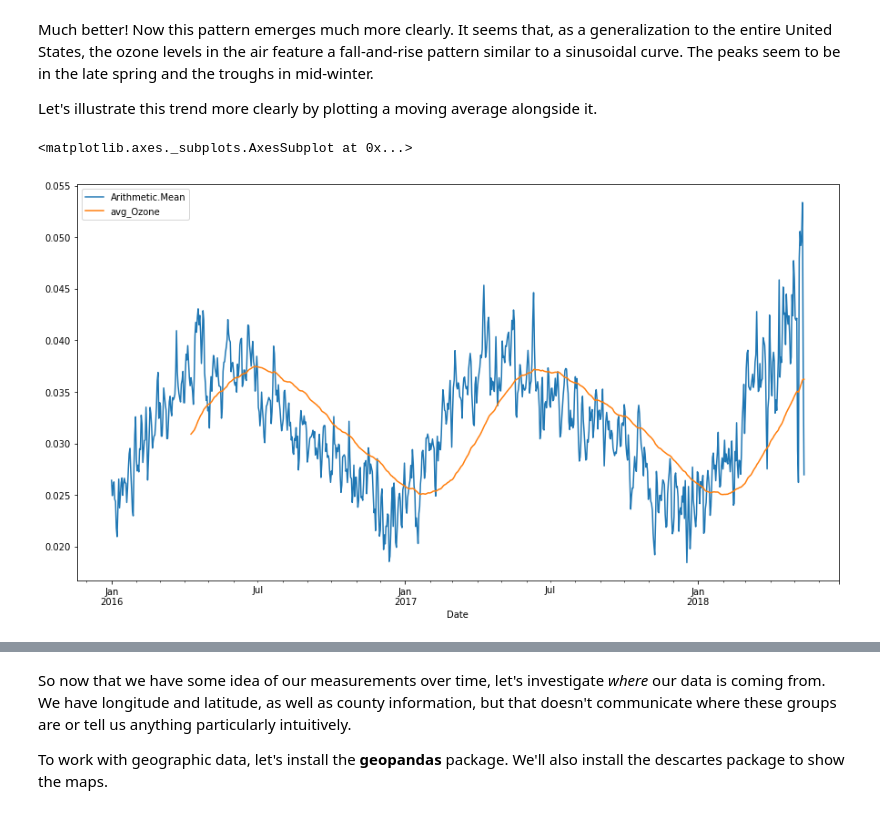
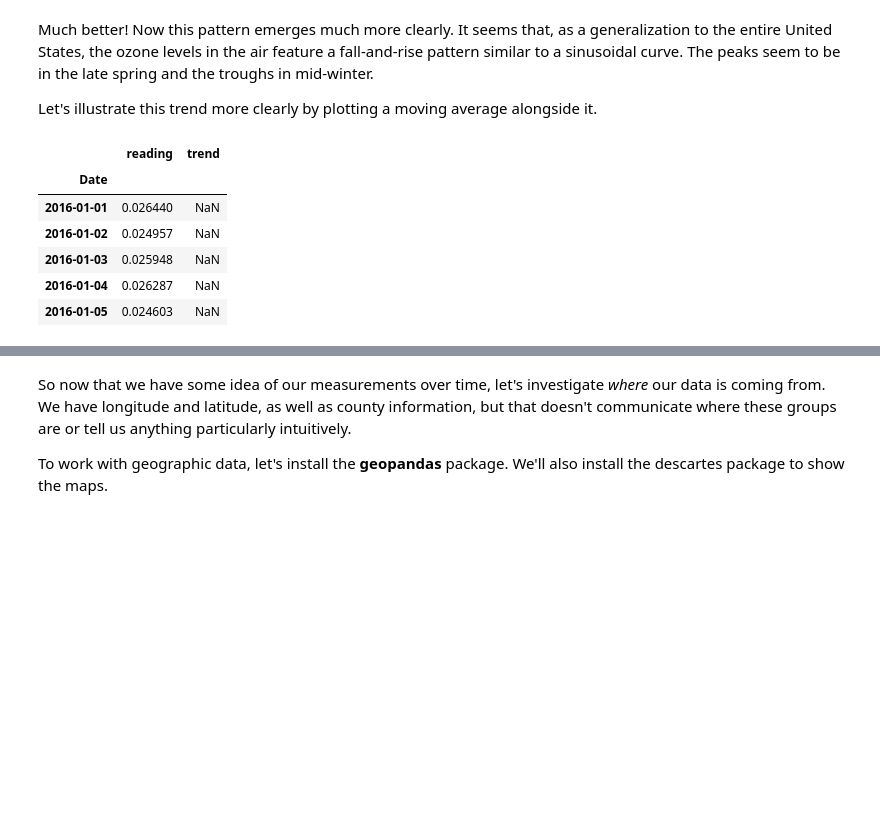
Before and after one commit to bigdatachallenge/2019_bdc_workshops, a Jupyter notebook: MD Python3 Week-1.ipynb, the cells around one changed output, grey strips where cells are left out. Drawn from its saved outputs; the diff is of its cells as text; code cells hidden in the pictures; blank space fills up the shorter version.

```diff
--- a/MD Python3 Week-1.ipynb
+++ b/MD Python3 Week-1.ipynb
@@ -461,9 +461,3 @@ agg_Ozone.plot()
 Much better! Now this pattern emerges much more clearly. It seems that, as a generalization to the entire United States, the ozone levels in the air feature a fall-and-rise pattern similar to a sinusoidal curve. The peaks seem to be in the late spring and the troughs in mid-winter.
 
 Let's illustrate this trend more clearly by plotting a moving average alongside it.
-# %%
-avg_Ozone = agg_Ozone.rolling(100).mean().rename("avg_Ozone")
-pd.DataFrame([agg_Ozone,avg_Ozone]).T.plot()
-# %% [output]
-<matplotlib.axes._subplots.AxesSubplot at 0x...>
-[figure, removed]
@@ -469,0 +467,10 @@ pd.DataFrame([agg_Ozone,avg_Ozone]).T.plot()
+# %%
+agg_Ozone_df.head()
+# %% [output]
+|  | reading | trend |
+| Date |  |  |
+| 2016-01-01 | 0.026440 | NaN |
+| 2016-01-02 | 0.024957 | NaN |
+| 2016-01-03 | 0.025948 | NaN |
+| 2016-01-04 | 0.026287 | NaN |
+| 2016-01-05 | 0.024603 | NaN |
```
Also changed, not shown: parts of 3 cells of this notebook.
